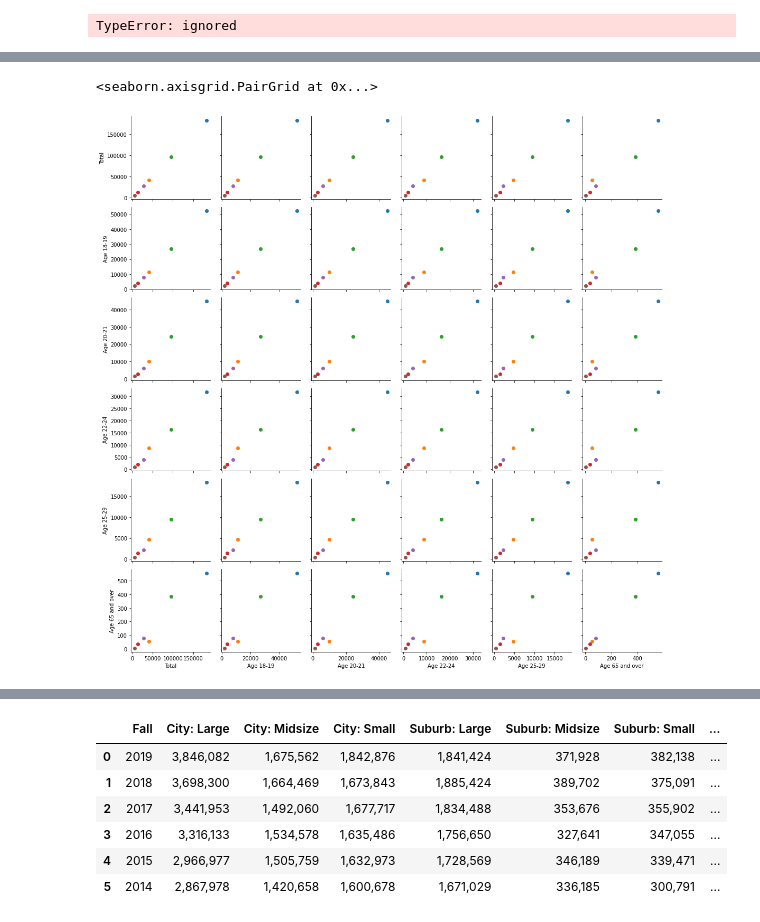
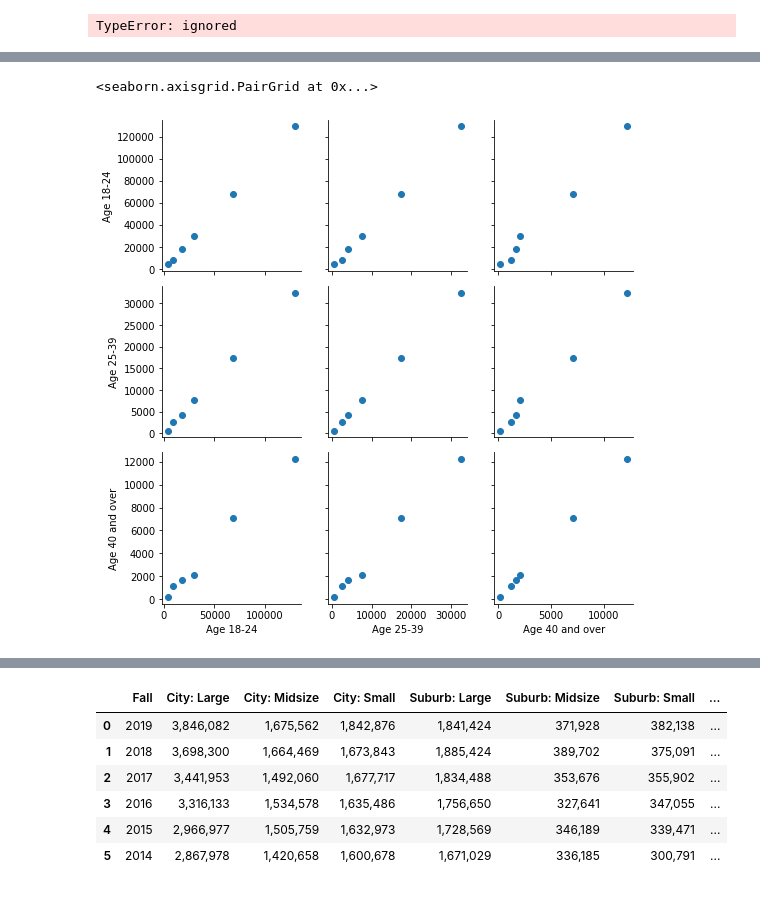
Before and after one commit to Vineet2107/HSO201_CourseProject, a Jupyter notebook: HSO_Arush.ipynb, the cells around one changed output, grey strips where cells are left out. Drawn from its saved outputs; the diff is of its cells as text; code cells hidden in the pictures.

```diff
--- a/HSO_Arush.ipynb
+++ b/HSO_Arush.ipynb
@@ -292,6 +329,7 @@ sns.heatmap(corr_mtx, annot = True, cmap = 'Blues')
 # %%
-data_plot = sns.PairGrid(df_new, hue = 'Highest_degree_offered')
+# data_plot = sns.PairGrid(df_new, hue = 'Highest_degree_offered')
+data_plot = sns.PairGrid(df_new_edit)
 data_plot.map(plt.scatter)
 # %% [output]
 <seaborn.axisgrid.PairGrid at 0x...>
-[figure, old version]
+[figure, new version]
```
Also changed, not shown: parts of 9 cells of this notebook.
